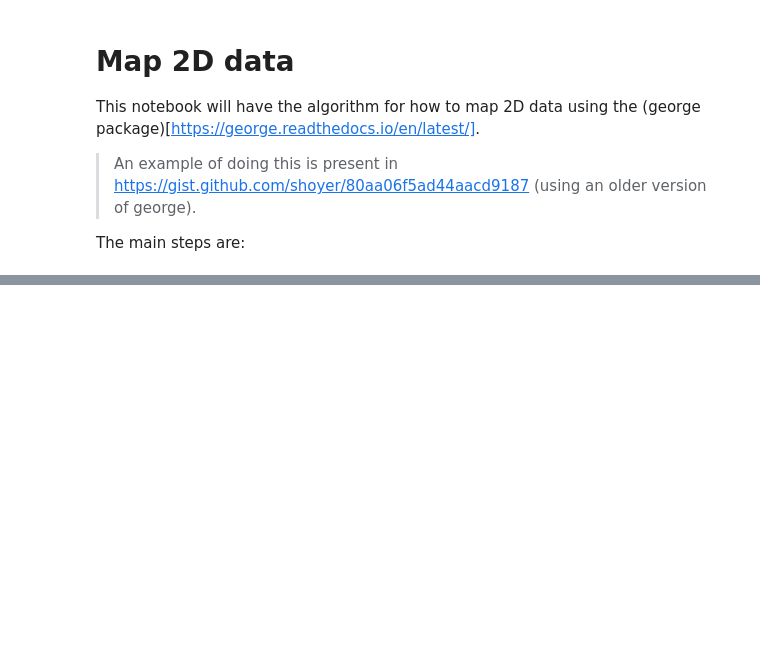
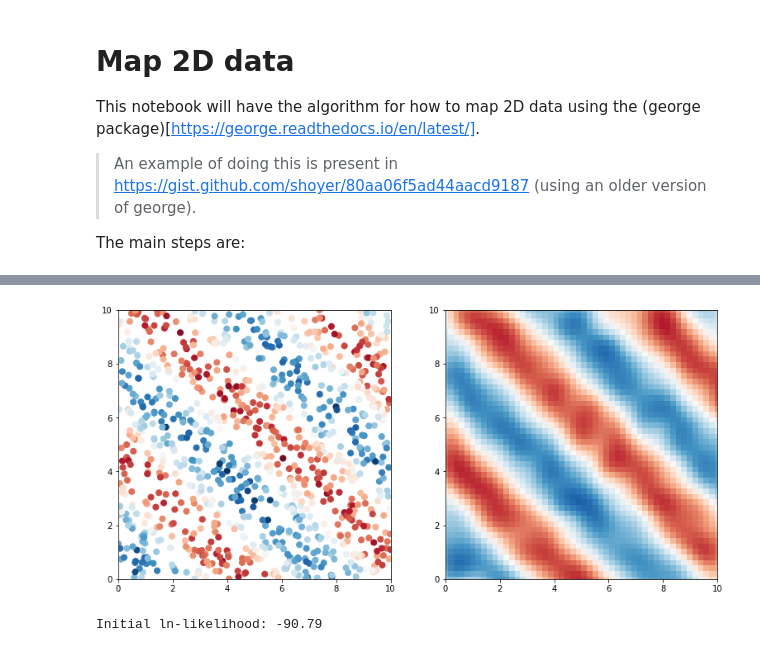
Before and after one commit to oceanhackweek/ohw20-proj-argo-mapping, a Jupyter notebook: notebook2-interpolate_2D_using_george-isabelle.ipynb, the cells around one changed output, grey strips where cells are left out. Saved outputs shown, nothing was run; the diff lists cells and outputs as text; code cells hidden in the pictures; blank space fills up the shorter version.

```diff
--- a/notebook2-interpolate_2D_using_george-isabelle.ipynb
+++ b/notebook2-interpolate_2D_using_george-isabelle.ipynb
@@ -372,0 +182,3 @@ plt.show()
+# %%
+test_pts = np.array(np.meshgrid(np.linspace(0, np.sqrt(n_samples / 10.), num=50),
+                                np.linspace(0, np.sqrt(n_samples / 10.), num=50))).reshape(2, -1).T
@@ -372,0 +188,28 @@ plt.show()
+# %%
+n_samples = 1000
+x, y = fake_2d_data(n_samples)
+
+from george import kernels
+kernel = 0.5 * kernels.ExpSquaredKernel(0.5, ndim=2)
+
+gp = george.GP(kernel,white_noise=np.log(0.19**2), fit_white_noise=True)
+gp.compute(x)
+
+mu, cov = gp.predict(y, test_pts)
+# %%
+f, axes = plt.subplots(1, 2, figsize=(13,6))
+
+style = dict(cmap='RdBu', vmin=-1.5, vmax=1.5)
+axes[0].scatter(x[:, 0], x[:, 1], c=y, s=50, **style)
+axes[1].scatter(test_pts[:, 0], test_pts[:, 1], c=mu, s=50, marker='s', edgecolor='none', **style)
+
+
+for ax in axes:
+    ax.set_xlim(0, np.sqrt(n_samples / 10))
+    ax.set_ylim(0, np.sqrt(n_samples / 10))
+# %% [output]
+[figure, added]
+# %%
+print("Initial ln-likelihood: {0:.2f}".format(gp.log_likelihood(y)))
+# %% [output]
+Initial ln-likelihood: -90.79
```
Also changed, not shown: parts of 66 cells of this notebook.
